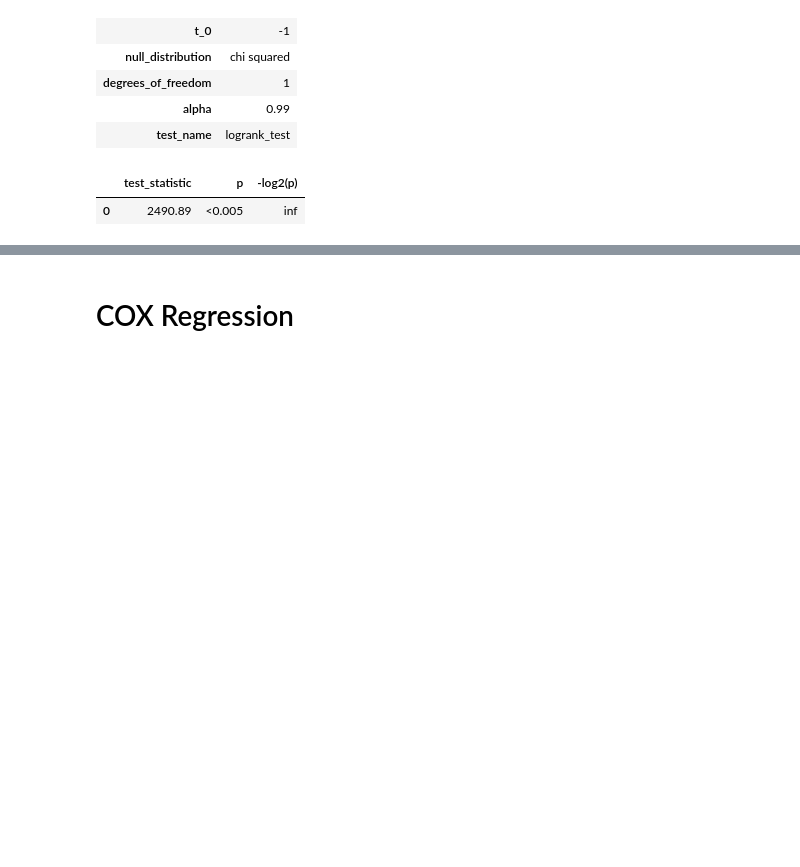
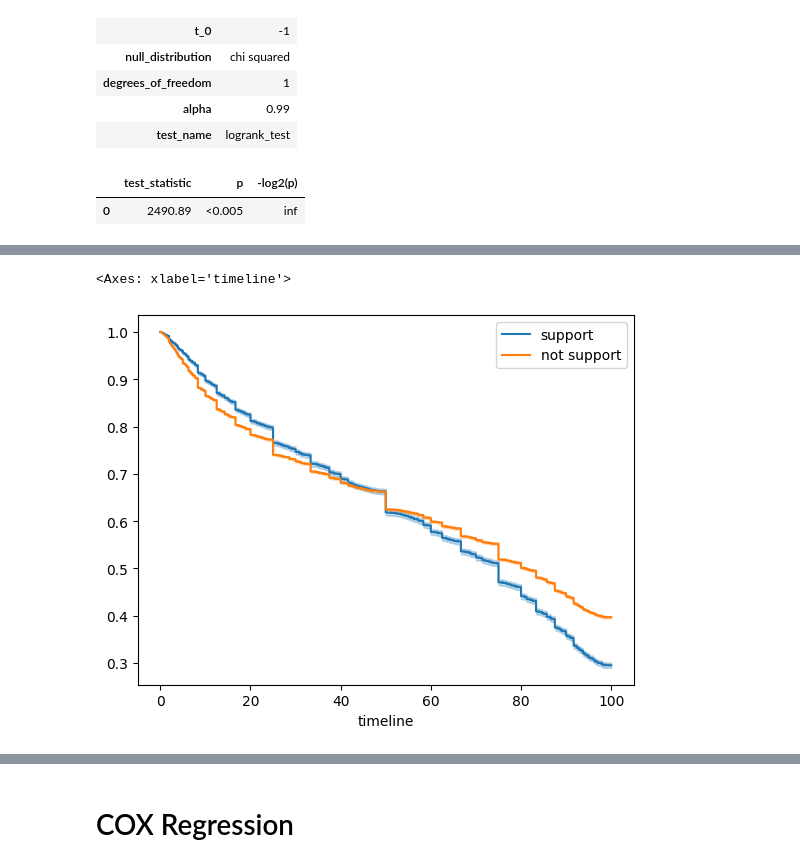
Before and after one commit to Hitkul/Put-Your-Money-Where-Your-Mouth-Is, a Jupyter notebook: analysis/Survival_Analysis.ipynb, the cells around one changed output, grey strips where cells are left out. Saved outputs shown, nothing was run; the diff lists cells and outputs as text; code cells hidden in the pictures; blank space fills up the shorter version.

```diff
--- a/analysis/Survival_Analysis.ipynb
+++ b/analysis/Survival_Analysis.ipynb
@@ -603,0 +512,14 @@ results.print_summary()
+# %%
+kmf = KaplanMeierFitter()
+ax = plt.subplot(111)
+
+support = (lifeline_df['support']==True)
+
+kmf.fit(T[support], event_observed=E[support], label="support")
+kmf.plot_survival_function(ax=ax)
+
+kmf.fit(T[~support], event_observed=E[~support], label="not support")
+kmf.plot_survival_function(ax=ax)
+# %% [output]
+<Axes: xlabel='timeline'>
+[figure, added]
```
Also changed, not shown: parts of 33 cells of this notebook, 2 other files.
